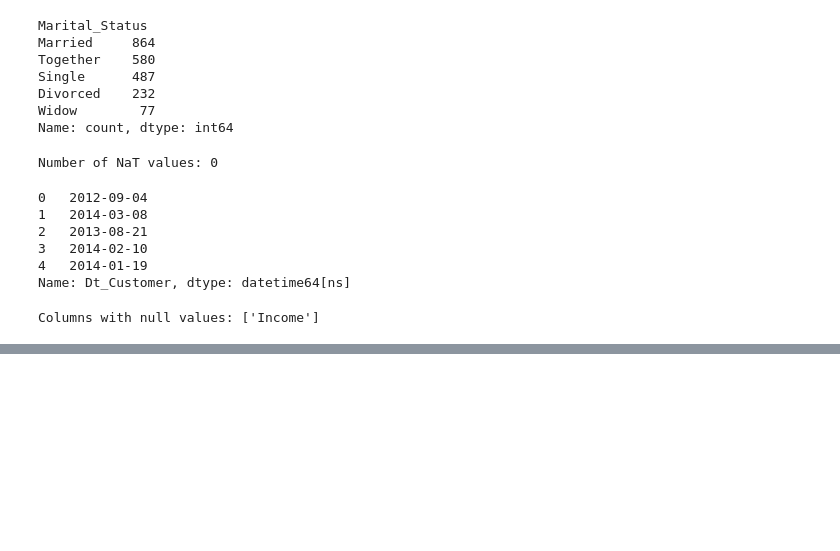
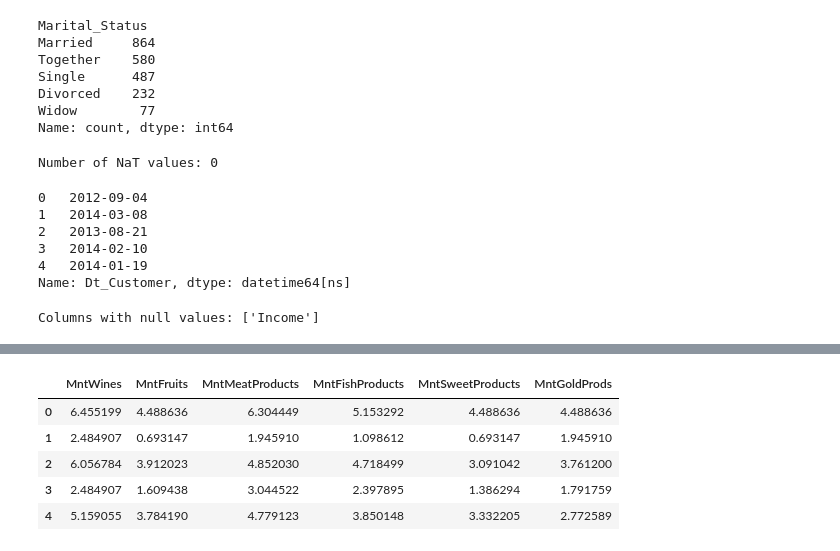
Before and after one commit to RahmaElhagary/Lectures_tasks, a Jupyter notebook: Task_8_marketing_dataset/marketing_campaign.ipynb, the cells around one changed output, grey strips where cells are left out. Cells and saved outputs as stored; diff of their text form; code cells hidden in the pictures; blank space fills up the shorter version.

```diff
--- a/Task_8_marketing_dataset/marketing_campaign.ipynb
+++ b/Task_8_marketing_dataset/marketing_campaign.ipynb
@@ -162,0 +259,6 @@ Columns with null values: ['Income']
+# %%
+# Handling Year of birth -> 3 values (not logical value as age +100)
+df[df["Year_Birth"] <= 1920]
+
+# drop them
+df = df[df["Year_Birth"] >= 1920]
@@ -162,0 +282,21 @@ Columns with null values: ['Income']
+# %%
+mnt_cols = [
+    'MntWines',
+    'MntFruits',
+    'MntMeatProducts',
+    'MntFishProducts',
+    'MntSweetProducts',
+    'MntGoldProds'
+]
+
+for col in mnt_cols:
+    df[col] = np.log1p(df[col])
+
+display(df[mnt_cols].head())
+# %% [output]
+|  | MntWines | MntFruits | MntMeatProducts | MntFishProducts | MntSweetProducts | MntGoldProds |
+| 0 | 6.455199 | 4.488636 | 6.304449 | 5.153292 | 4.488636 | 4.488636 |
+| 1 | 2.484907 | 0.693147 | 1.945910 | 1.098612 | 0.693147 | 1.945910 |
+| 2 | 6.056784 | 3.912023 | 4.852030 | 4.718499 | 3.091042 | 3.761200 |
+| 3 | 2.484907 | 1.609438 | 3.044522 | 2.397895 | 1.386294 | 1.791759 |
+| 4 | 5.159055 | 3.784190 | 4.779123 | 3.850148 | 3.332205 | 2.772589 |
```
Also changed, not shown: parts of 14 cells of this notebook.
